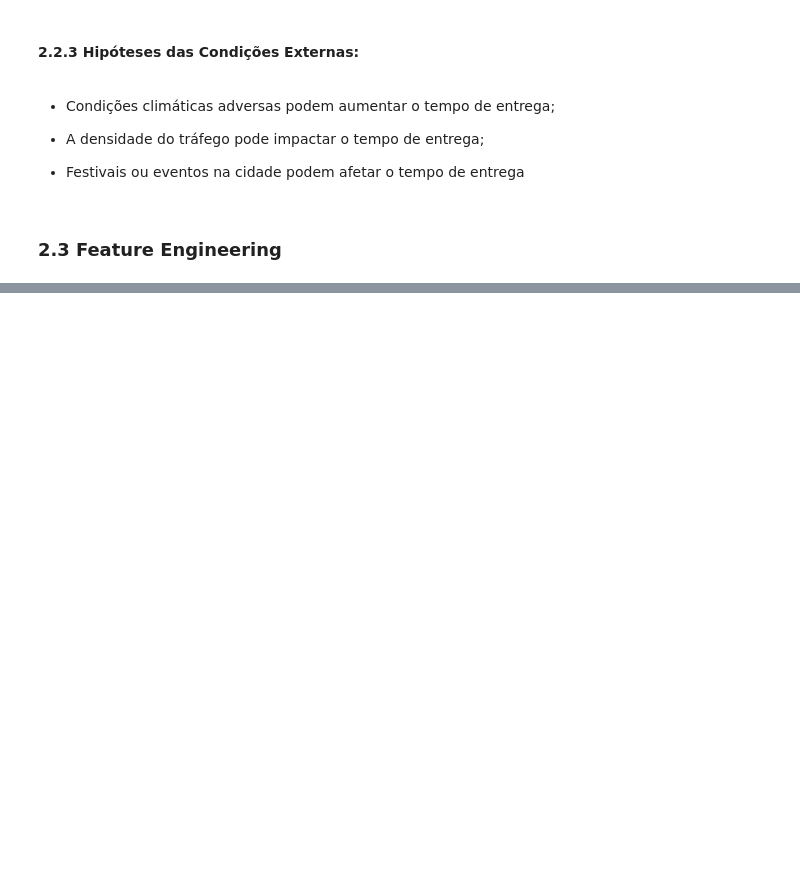
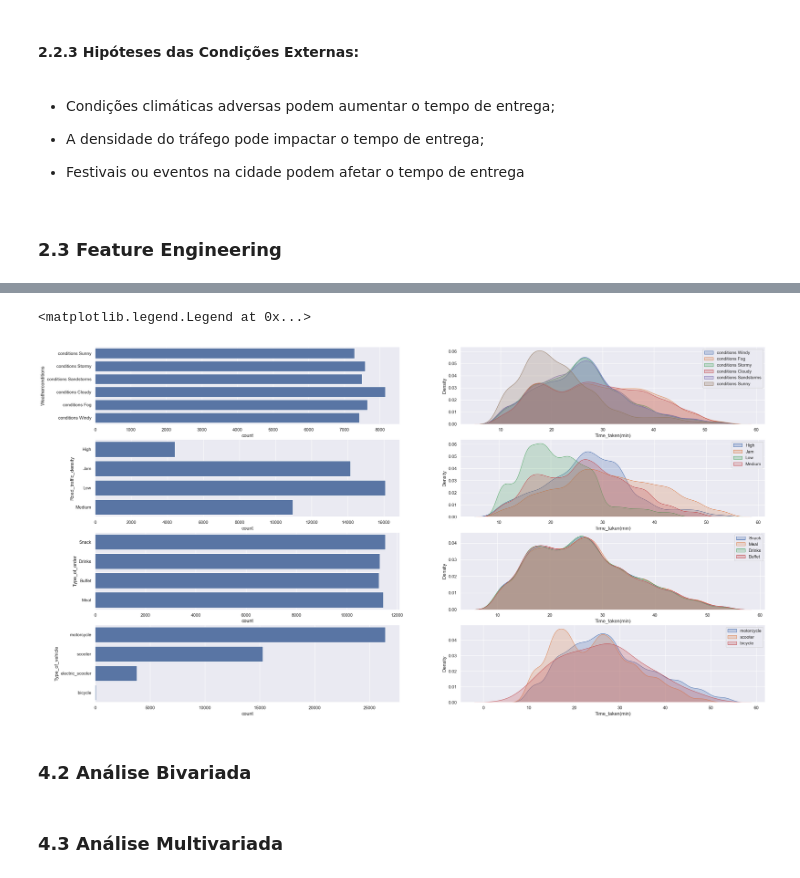
Before and after one commit to samantasobral/projeto_integrador_2, a Jupyter notebook: notebooks/Delivery.ipynb, the cells around one changed output, grey strips where cells are left out. Saved outputs shown, nothing was run; the diff lists cells and outputs as text; code cells hidden in the pictures; blank space fills up the shorter version.

```diff
--- a/notebooks/Delivery.ipynb
+++ b/notebooks/Delivery.ipynb
@@ -281,0 +349,67 @@ calculate_distance(df2)
+# %%
+#retirando os espaços:
+
+df4['Road_traffic_density'] = df4['Road_traffic_density'].str.strip()
+df4['Type_of_order'] = df4['Type_of_order'].str.strip()
+df4['Type_of_vehicle'] = df4['Type_of_vehicle'].str.strip()
+# %%
+#weatherconditions
+
+plt.subplot(4,2,1)
+sns.countplot(df4['Weatherconditions'])
+
+plt.subplot(4,2,2)
+sns.kdeplot(df4[df4['Weatherconditions'] == 'conditions Windy']['Time_taken(min)'], label = 'conditions Windy', fill = True)
+sns.kdeplot(df4[df4['Weatherconditions'] == 'conditions Fog']['Time_taken(min)'], label = 'conditions Fog', fill = True)
+sns.kdeplot(df4[df4['Weatherconditions'] == 'conditions Stormy']['Time_taken(min)'], label = 'conditions Stormy', fill = True)
+sns.kdeplot(df4[df4['Weatherconditions'] == 'conditions Cloudy']['Time_taken(min)'], label = 'conditions Cloudy', fill = True)
+sns.kdeplot(df4[df4['Weatherconditions'] == 'conditions Sandstorms']['Time_taken(min)'], label = 'conditions Sandstorms', fill = True)
+sns.kdeplot(df4[df4['Weatherconditions'] == 'conditions Sunny']['Time_taken(min)'], label = 'conditions Sunny', fill = True)
+
+plt.legend()
+
+#road traffic density
+
+plt.subplot(4,2,3)
+sns.countplot(df4['Road_traffic_density'])
+
+plt.subplot(4,2,4)
+sns.kdeplot(df4[df4['Road_traffic_density'] == 'High']['Time_taken(min)'], label = 'High', fill = True)
+sns.kdeplot(df4[df4['Road_traffic_density'] == 'Jam']['Time_taken(min)'], label = 'Jam', fill = True)
+sns.kdeplot(df4[df4['Road_traffic_density'] == 'Low']['Time_taken(min)'], label = 'Low', fill = True)
+sns.kdeplot(df4[df4['Road_traffic_density'] == 'Medium']['Time_taken(min)'], label = 'Medium', fill = True)
+
+plt.legend()
+
+#type of order
+
+plt.subplot(4,2,5)
+sns.countplot(df4['Type_of_order'])
+
+plt.subplot(4,2,6)
+sns.kdeplot(df4[df4['Type_of_order'] == 'Snack']['Time_taken(min)'], label = 'Snack', fill = True)
+sns.kdeplot(df4[df4['Type_of_order'] == 'Meal']['Time_taken(min)'], label = 'Meal', fill = True)
+sns.kdeplot(df4[df4['Type_of_order'] == 'Drinks']['Time_taken(min)'], label = 'Drinks', fill = True)
+sns.kdeplot(df4[df4['Type_of_order'] == 'Buffet']['Time_taken(min)'], label = 'Buffet', fill = True)
+
+plt.legend()
+
+#type of order
+
+plt.subplot(4,2,7)
+sns.countplot(df4['Type_of_vehicle'])
+
+plt.subplot(4,2,8)
+sns.kdeplot(df4[df4['Type_of_vehicle'] == 'motorcycle']['Time_taken(min)'], label = 'motorcycle', fill = True)
+sns.kdeplot(df4[df4['Type_of_vehicle'] == 'scooter']['Time_taken(min)'], label = 'scooter', fill = True)
+sns.kdeplot(df4[df4['Type_of_vehicle'] == 'eletric_scooter']['Time_taken(min)'], label = 'eletric_scooter', fill = True)
+sns.kdeplot(df4[df4['Type_of_vehicle'] == 'bicycle']['Time_taken(min)'], label = 'bicycle', fill = True)
+
+plt.legend()
+# %% [output]
+<matplotlib.legend.Legend at 0x...>
+[figure, added]
+# %% [markdown]
+### 4.2 Análise Bivariada
+# %% [markdown]
+### 4.3 Análise Multivariada
```
Also changed, not shown: parts of 18 cells of this notebook.
